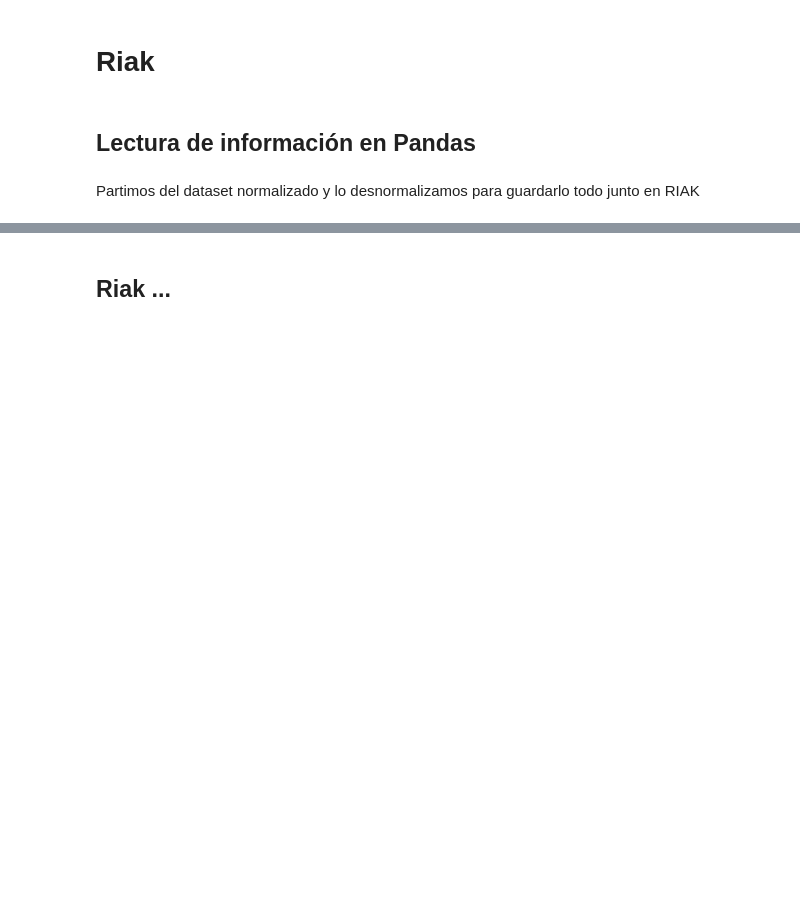
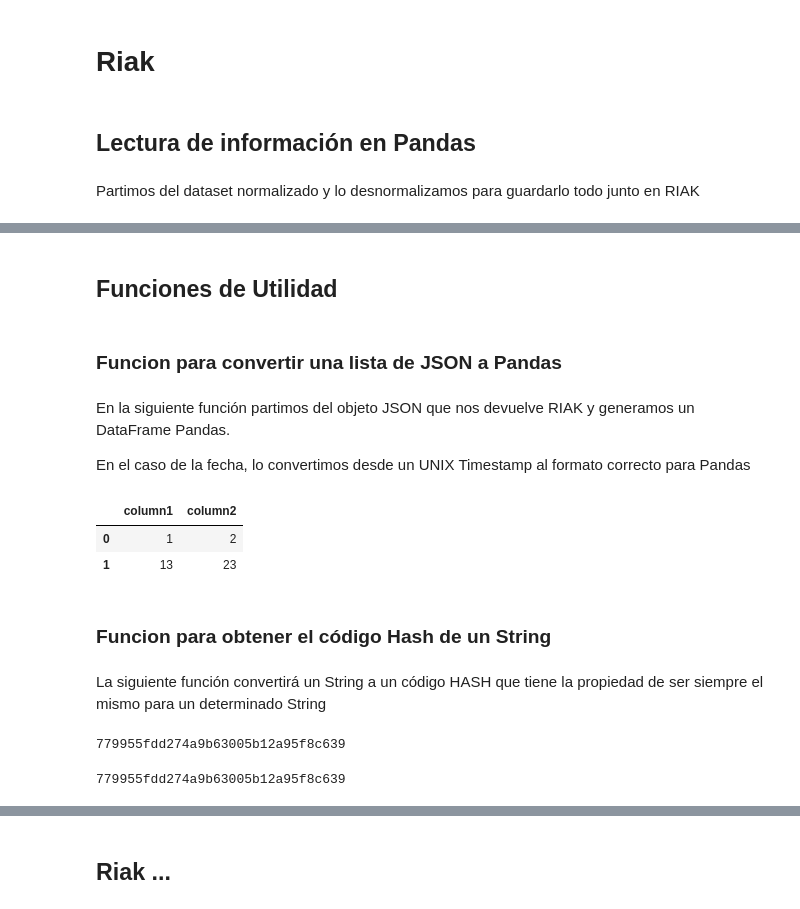
Before and after one commit to dvillaj/Taller_BBDD, a Jupyter notebook: 2-caso_de_uso/3-Riak.ipynb, the cells around one changed output, grey strips where cells are left out. Drawn from its saved outputs; the diff is of its cells as text; code cells hidden in the pictures; blank space fills up the shorter version.

```diff
--- a/2-caso_de_uso/3-Riak.ipynb
+++ b/2-caso_de_uso/3-Riak.ipynb
@@ -21,0 +65,8 @@ df.head(5)
+# %% [markdown]
+## Funciones de Utilidad
+# %% [markdown]
+### Funcion para convertir una lista de JSON a Pandas
+# %% [markdown]
+En la siguiente función partimos del objeto JSON que nos devuelve RIAK y generamos un DataFrame Pandas.
+
+En el caso de la fecha, lo convertimos desde un UNIX Timestamp al formato correcto para Pandas
@@ -21,0 +83,15 @@ df.head(5)
+# %%
+values = [
+    { "column1" : 1, "column2": 2 },
+    { "column1" : 13, "column2": 23 }
+]
+
+json_to_pandas(values)
+# %% [output]
+|  | column1 | column2 |
+| 0 | 1 | 2 |
+| 1 | 13 | 23 |
+# %% [markdown]
+### Funcion para obtener el código Hash de un String
+# %% [markdown]
+La siguiente función convertirá un String a un código HASH que tiene la propiedad de ser siempre el mismo para un determinado String
@@ -21,0 +102,8 @@ df.head(5)
+# %%
+print(hash_string("Nombre Apellido"))
+# %% [output]
+779955fdd274a9b63005b12a95f8c639
+# %%
+print(hash_string("Nombre Apellido"))
+# %% [output]
+779955fdd274a9b63005b12a95f8c639
```
Also changed, not shown: parts of 32 cells of this notebook, 3 other files.
